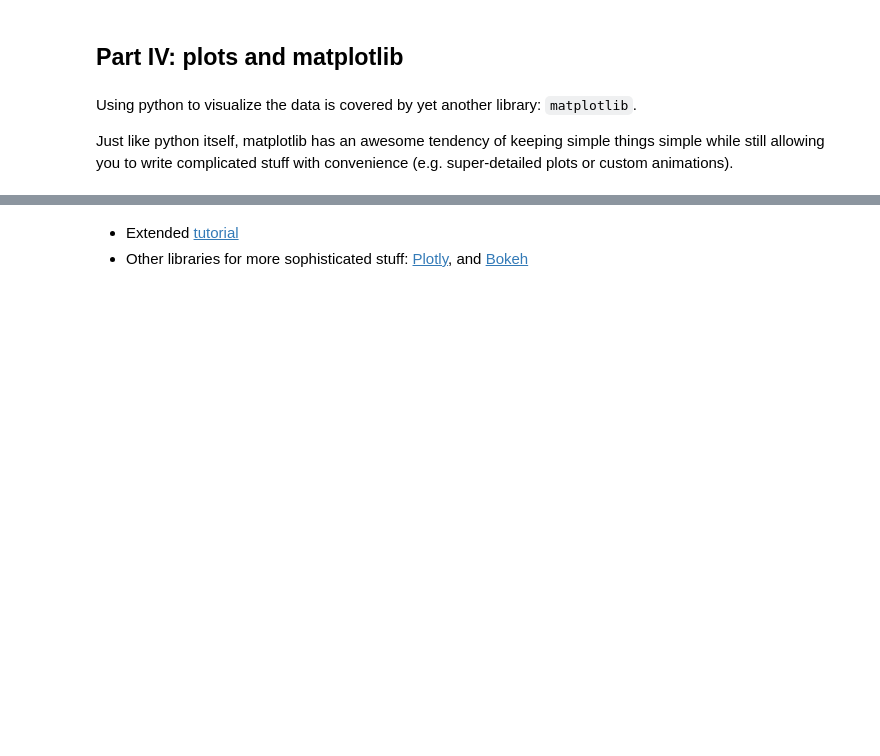
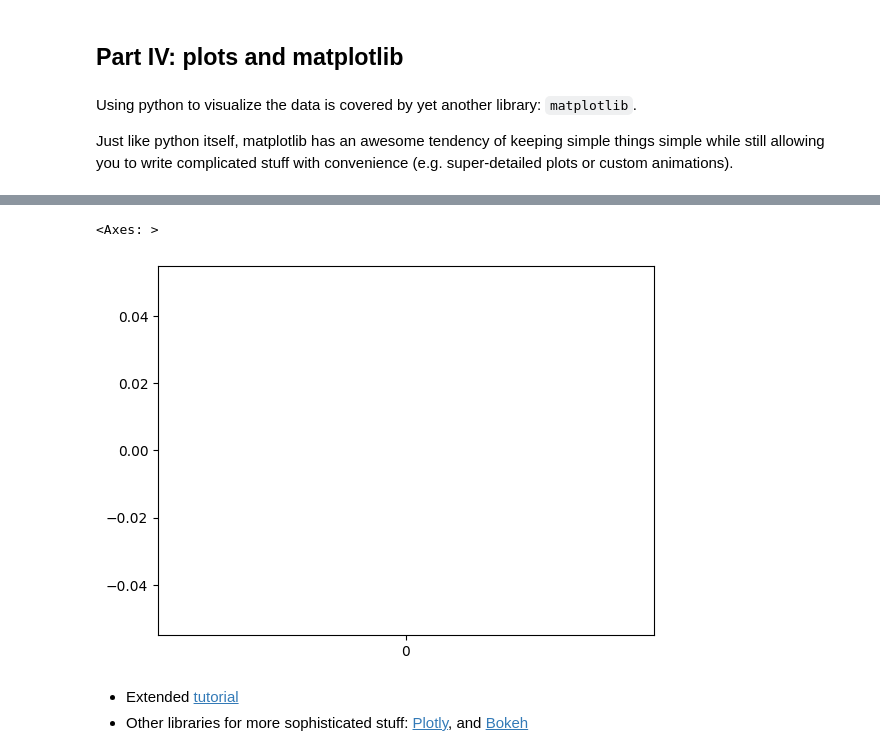
Before and after one commit to IBRINEI/MLHW2023, a Jupyter notebook: 01-intro/DataHandling.ipynb, the cells around one changed output, grey strips where cells are left out. Drawn from its saved outputs; the diff is of its cells as text; code cells hidden in the pictures; blank space fills up the shorter version.

```diff
--- a/01-intro/DataHandling.ipynb
+++ b/01-intro/DataHandling.ipynb
@@ -407,7 +594,7 @@ In case you don't have Kaggle account or you just want to avoid the steps mentio
 Now let's use Pandas to read the data.
 # %%
 import pandas as pd
-data = pd.read_csv('/content/data/train.csv',
+data = pd.read_csv(r'Z:\Prog\Sem_9\01-intro\tabular-playground-series-aug-2022\train.csv',
                     index_col='id') # this yields a pandas.DataFrame
 data.index += 1
 # %%
@@ -621,8 +1033,12 @@ plt.show()
 # %%
 # plot a barplot of number of missing values in columns
-<YOUR CODE>
-
+# <YOUR CODE>
+np.array([data.isnull().sum()])
+sns.barplot()
 # hint: use data.isnull() method
+# %% [output]
+<Axes: >
+[figure, added]
 # %% [markdown]
 * Extended [tutorial](https://matplotlib.org/2.0.2/users/pyplot_tutorial.html)
 * Other libraries for more sophisticated stuff: [Plotly](https://plot.ly/python/), and [Bokeh](https://bokeh.pydata.org/en/latest/)
```
Also changed, not shown: parts of 76 cells of this notebook, 1 other file.
